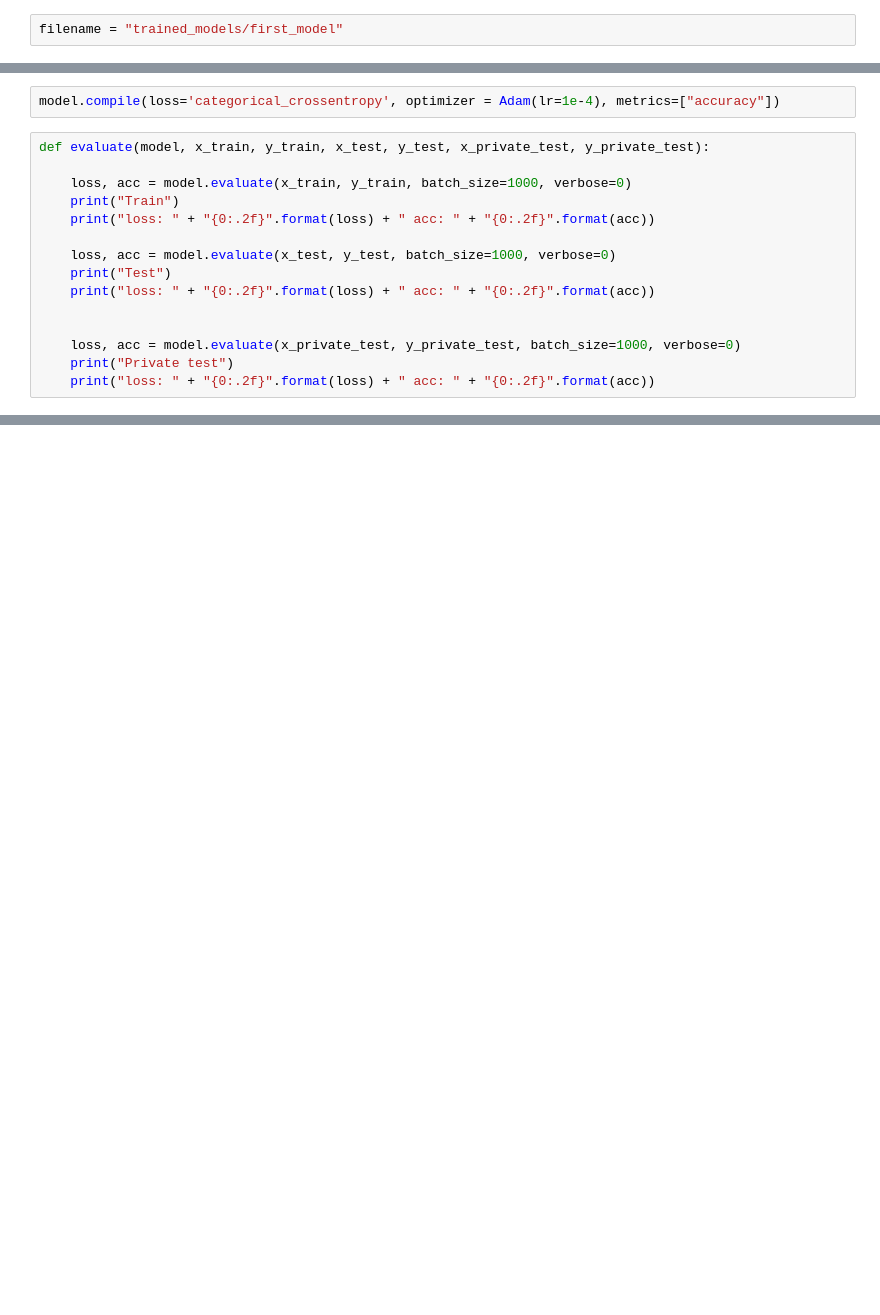
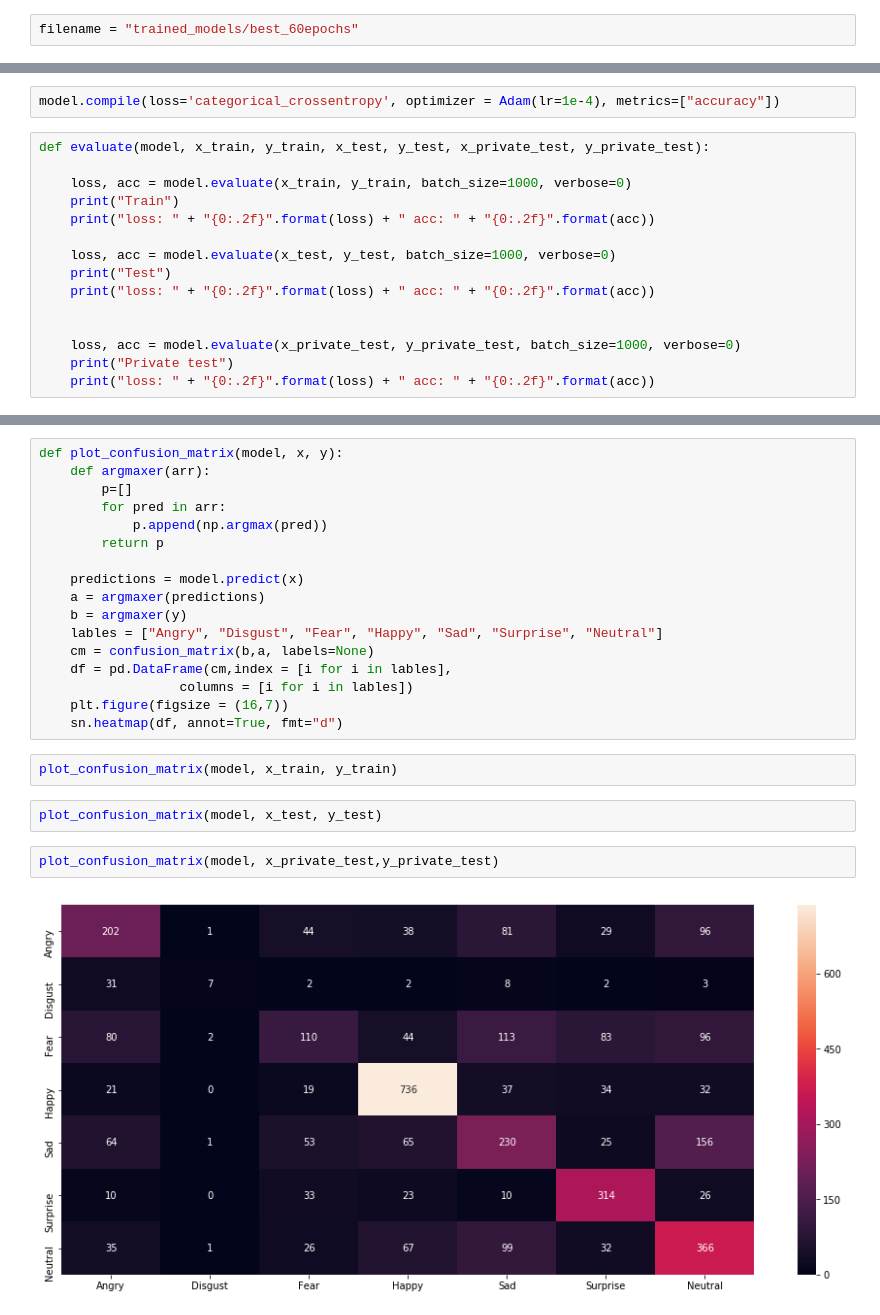
Before and after one commit to kal0ian/FacialEmotionRecognition, a Jupyter notebook: Test Model.ipynb, the cells around one changed output, grey strips where cells are left out. Drawn from its saved outputs; the diff is of its cells as text; blank space fills up the shorter version.

```diff
--- a/Test Model.ipynb
+++ b/Test Model.ipynb
@@ -53,6 +54,6 @@ y_private_test = to_categorical(y_private_test)
 # %% [markdown]
 ## Test model
 # %%
-filename = "trained_models/first_model"
+filename = "trained_models/best_60epochs"
 # %%
 model = load_model(filename)
@@ -85,0 +95,25 @@ ValueError: Classification metrics can't handle a mix of multilabel-indicator an
+# %%
+def plot_confusion_matrix(model, x, y):
+    def argmaxer(arr):
+        p=[]
+        for pred in arr:
+            p.append(np.argmax(pred))
+        return p
+
+    predictions = model.predict(x)
+    a = argmaxer(predictions)
+    b = argmaxer(y)
+    lables = ["Angry", "Disgust", "Fear", "Happy", "Sad", "Surprise", "Neutral"]
+    cm = confusion_matrix(b,a, labels=None)
+    df = pd.DataFrame(cm,index = [i for i in lables],
+                  columns = [i for i in lables])
+    plt.figure(figsize = (16,7))
+    sn.heatmap(df, annot=True, fmt="d")
+# %%
+plot_confusion_matrix(model, x_train, y_train)
+# %%
+plot_confusion_matrix(model, x_test, y_test)
+# %%
+plot_confusion_matrix(model, x_private_test,y_private_test)
+# %% [output]
+[figure, added]
```
Also changed, not shown: parts of 5 cells of this notebook, 11 other files.
